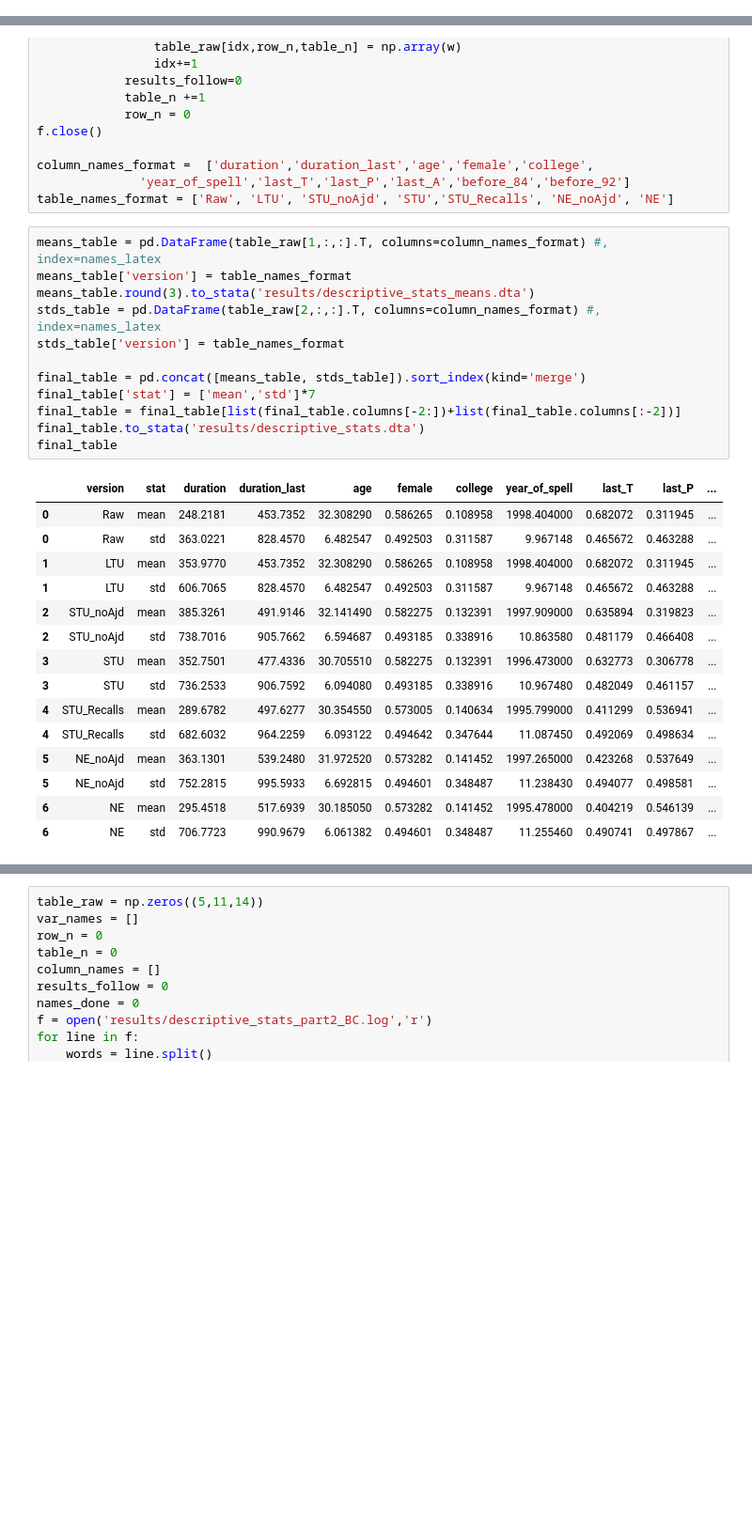
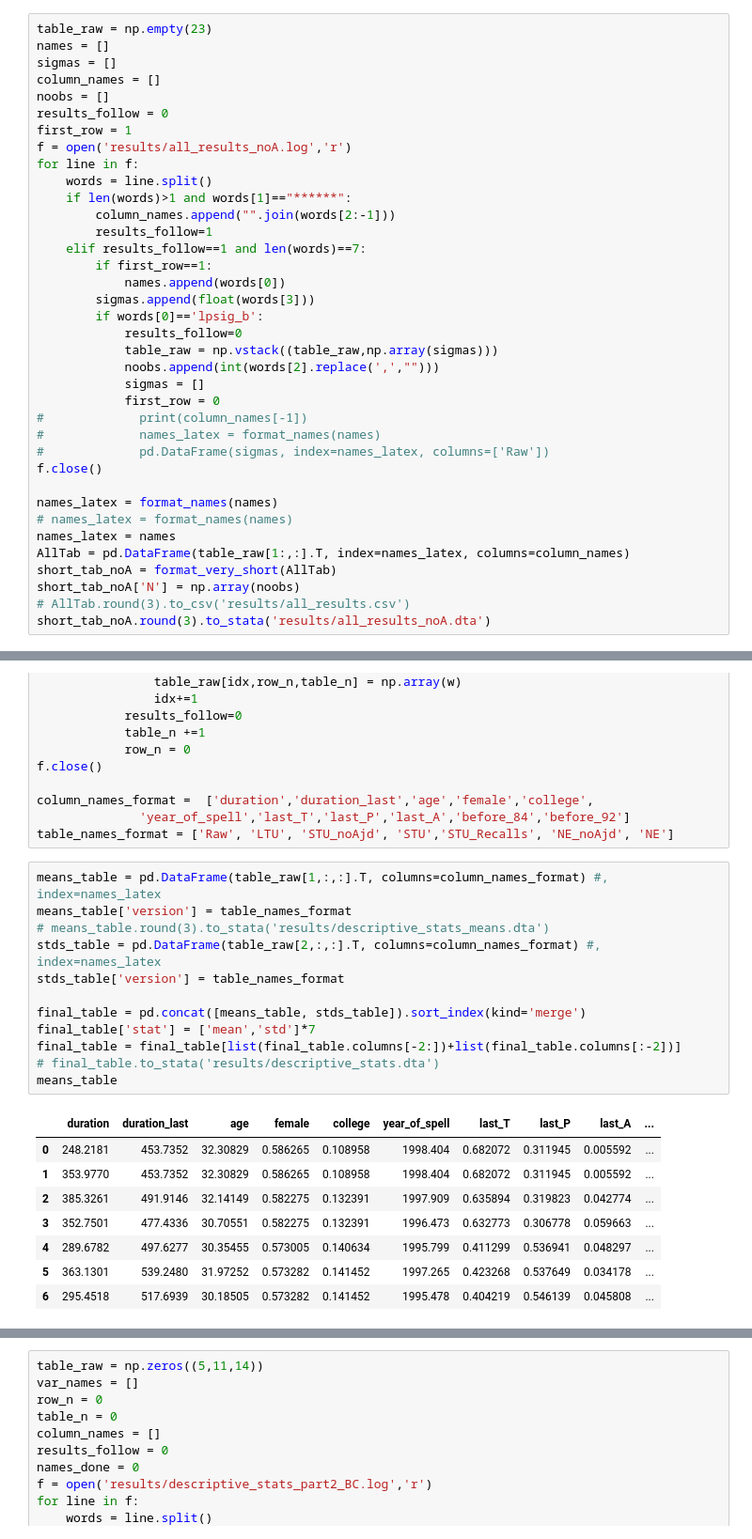
Before and after one commit to crisla/UVD_ABS_code, a Jupyter notebook: tables_and_plots.ipynb, the cells around one changed output, grey strips where cells are left out. Shown: that part at 94% size. Cells and saved outputs as stored; diff of their text form; blank space fills up the shorter version.

```diff
--- a/tables_and_plots.ipynb
+++ b/tables_and_plots.ipynb
@@ -130,3 +168,40 @@ short_tab.round(3).to_stata('results/all_results.dta')
+# %%
+table_raw = np.empty(23)
+names = []
+sigmas = []
+column_names = []
+noobs = []
+results_follow = 0
+first_row = 1
+f = open('results/all_results_noA.log','r')
+for line in f:
+    words = line.split()
+    if len(words)>1 and words[1]=="******":
+        column_names.append("".join(words[2:-1]))
+        results_follow=1
+    elif results_follow==1 and len(words)==7:
+        if first_row==1:
+            names.append(words[0])
+        sigmas.append(float(words[3]))
+        if words[0]=='lpsig_b':
+            results_follow=0
+            table_raw = np.vstack((table_raw,np.array(sigmas)))
+            noobs.append(int(words[2].replace(',',"")))
+            sigmas = []
+            first_row = 0
+#             print(column_names[-1])
+#             names_latex = format_names(names)
+#             pd.DataFrame(sigmas, index=names_latex, columns=['Raw'])
+f.close()
+
+names_latex = format_names(names)
+# names_latex = format_names(names)
+names_latex = names
+AllTab = pd.DataFrame(table_raw[1:,:].T, index=names_latex, columns=column_names)
+short_tab_noA = format_very_short(AllTab)
+short_tab_noA['N'] = np.array(noobs)
+# AllTab.round(3).to_csv('results/all_results.csv')
+short_tab_noA.round(3).to_stata('results/all_results_noA.dta')
 # %%
 table_raw = np.empty(23)
 names = []
@@ -315,28 +390,21 @@ table_names_format = ['Raw', 'LTU', 'STU_noAjd', 'STU','STU_Recalls', 'NE_noAjd'
 # %%
 means_table = pd.DataFrame(table_raw[1,:,:].T, columns=column_names_format) #, index=names_latex
 means_table['version'] = table_names_format
-means_table.round(3).to_stata('results/descriptive_stats_means.dta')
+# means_table.round(3).to_stata('results/descriptive_stats_means.dta')
 stds_table = pd.DataFrame(table_raw[2,:,:].T, columns=column_names_format) #, index=names_latex
 stds_table['version'] = table_names_format
 
 final_table = pd.concat([means_table, stds_table]).sort_index(kind='merge')
 final_table['stat'] = ['mean','std']*7
 final_table = final_table[list(final_table.columns[-2:])+list(final_table.columns[:-2])]
-final_table.to_stata('results/descriptive_stats.dta')
-final_table
+# final_table.to_stata('results/descriptive_stats.dta')
+means_table
 # %% [output]
-|  | version | stat | duration | duration_last | age | female | college | year_of_spell | last_T | last_P | ... |
-| 0 | Raw | mean | 248.2181 | 453.7352 | 32.308290 | 0.586265 | 0.108958 | 1998.404000 | 0.682072 | 0.311945 | ... |
-| 0 | Raw | std | 363.0221 | 828.4570 | 6.482547 | 0.492503 | 0.311587 | 9.967148 | 0.465672 | 0.463288 | ... |
-| 1 | LTU | mean | 353.9770 | 453.7352 | 32.308290 | 0.586265 | 0.108958 | 1998.404000 | 0.682072 | 0.311945 | ... |
-| 1 | LTU | std | 606.7065 | 828.4570 | 6.482547 | 0.492503 | 0.311587 | 9.967148 | 0.465672 | 0.463288 | ... |
-| 2 | STU_noAjd | mean | 385.3261 | 491.9146 | 32.141490 | 0.582275 | 0.132391 | 1997.909000 | 0.635894 | 0.319823 | ... |
-| 2 | STU_noAjd | std | 738.7016 | 905.7662 | 6.594687 | 0.493185 | 0.338916 | 10.863580 | 0.481179 | 0.466408 | ... |
-| 3 | STU | mean | 352.7501 | 477.4336 | 30.705510 | 0.582275 | 0.132391 | 1996.473000 | 0.632773 | 0.306778 | ... |
-| 3 | STU | std | 736.2533 | 906.7592 | 6.094080 | 0.493185 | 0.338916 | 10.967480 | 0.482049 | 0.461157 | ... |
-| 4 | STU_Recalls | mean | 289.6782 | 497.6277 | 30.354550 | 0.573005 | 0.140634 | 1995.799000 | 0.411299 | 0.536941 | ... |
-| 4 | STU_Recalls | std | 682.6032 | 964.2259 | 6.093122 | 0.494642 | 0.347644 | 11.087450 | 0.492069 | 0.498634 | ... |
-| 5 | NE_noAjd | mean | 363.1301 | 539.2480 | 31.972520 | 0.573282 | 0.141452 | 1997.265000 | 0.423268 | 0.537649 | ... |
-| 5 | NE_noAjd | std | 752.2815 | 995.5933 | 6.692815 | 0.494601 | 0.348487 | 11.238430 | 0.494077 | 0.498581 | ... |
-| 6 | NE | mean | 295.4518 | 517.6939 | 30.185050 | 0.573282 | 0.141452 | 1995.478000 | 0.404219 | 0.546139 | ... |
-| 6 | NE | std | 706.7723 | 990.9679 | 6.061382 | 0.494601 | 0.348487 | 11.255460 | 0.490741 | 0.497867 | ... |
+|  | duration | duration_last | age | female | college | year_of_spell | last_T | last_P | last_A | ... |
+| 0 | 248.2181 | 453.7352 | 32.30829 | 0.586265 | 0.108958 | 1998.404 | 0.682072 | 0.311945 | 0.005592 | ... |
+| 1 | 353.9770 | 453.7352 | 32.30829 | 0.586265 | 0.108958 | 1998.404 | 0.682072 | 0.311945 | 0.005592 | ... |
+| 2 | 385.3261 | 491.9146 | 32.14149 | 0.582275 | 0.132391 | 1997.909 | 0.635894 | 0.319823 | 0.042774 | ... |
+| 3 | 352.7501 | 477.4336 | 30.70551 | 0.582275 | 0.132391 | 1996.473 | 0.632773 | 0.306778 | 0.059663 | ... |
+| 4 | 289.6782 | 497.6277 | 30.35455 | 0.573005 | 0.140634 | 1995.799 | 0.411299 | 0.536941 | 0.048297 | ... |
+| 5 | 363.1301 | 539.2480 | 31.97252 | 0.573282 | 0.141452 | 1997.265 | 0.423268 | 0.537649 | 0.034178 | ... |
+| 6 | 295.4518 | 517.6939 | 30.18505 | 0.573282 | 0.141452 | 1995.478 | 0.404219 | 0.546139 | 0.045808 | ... |
```
Also changed, not shown: parts of 5 cells of this notebook, 7 other files.
